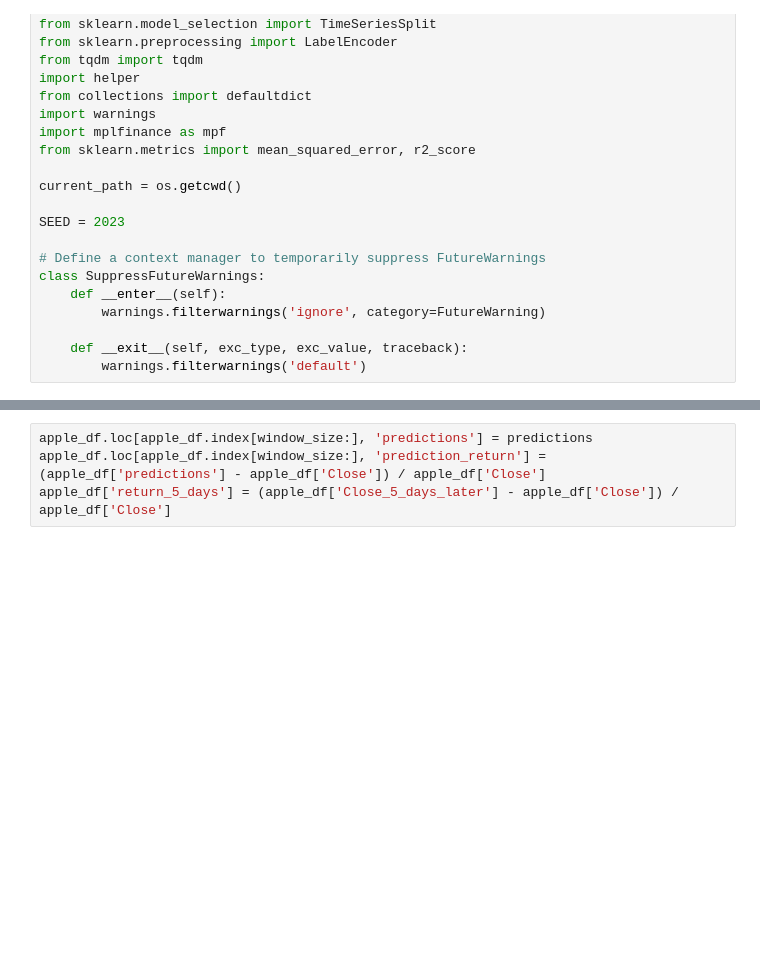
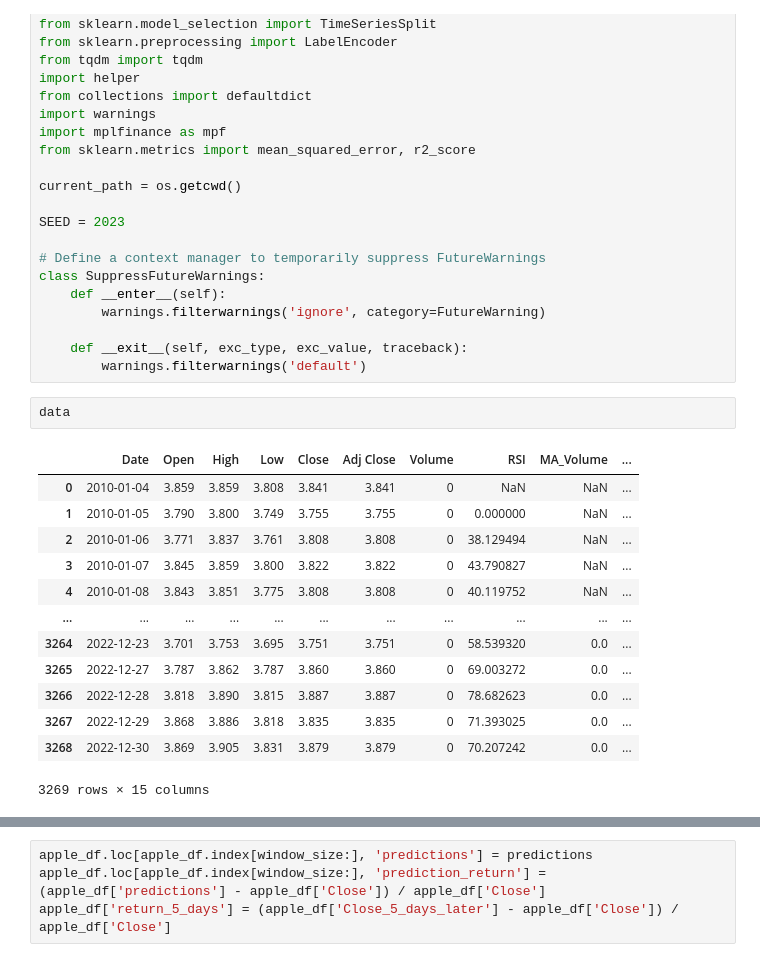
Before and after one commit to howie-zeng/Analyzing-Retail-Sentiment-and-Detecting-Trading-Signals, a Jupyter notebook: Stock_Analysis_Prediction/Stock/model_signal.ipynb, the cells around one changed output, grey strips where cells are left out. Drawn from its saved outputs; the diff is of its cells as text; blank space fills up the shorter version.

```diff
--- a/Stock_Analysis_Prediction/Stock/model_signal.ipynb
+++ b/Stock_Analysis_Prediction/Stock/model_signal.ipynb
@@ -32,4 +32,20 @@ class SuppressFutureWarnings:
 
     def __exit__(self, exc_type, exc_value, traceback):
         warnings.filterwarnings('default')
+# %%
+data
+# %% [output]
+|  | Date | Open | High | Low | Close | Adj Close | Volume | RSI | MA_Volume | ... |
+| 0 | 2010-01-04 | 3.859 | 3.859 | 3.808 | 3.841 | 3.841 | 0 | NaN | NaN | ... |
+| 1 | 2010-01-05 | 3.790 | 3.800 | 3.749 | 3.755 | 3.755 | 0 | 0.000000 | NaN | ... |
+| 2 | 2010-01-06 | 3.771 | 3.837 | 3.761 | 3.808 | 3.808 | 0 | 38.129494 | NaN | ... |
+| 3 | 2010-01-07 | 3.845 | 3.859 | 3.800 | 3.822 | 3.822 | 0 | 43.790827 | NaN | ... |
+| 4 | 2010-01-08 | 3.843 | 3.851 | 3.775 | 3.808 | 3.808 | 0 | 40.119752 | NaN | ... |
+| ... | ... | ... | ... | ... | ... | ... | ... | ... | ... | ... |
+| 3264 | 2022-12-23 | 3.701 | 3.753 | 3.695 | 3.751 | 3.751 | 0 | 58.539320 | 0.0 | ... |
+| 3265 | 2022-12-27 | 3.787 | 3.862 | 3.787 | 3.860 | 3.860 | 0 | 69.003272 | 0.0 | ... |
+| 3266 | 2022-12-28 | 3.818 | 3.890 | 3.815 | 3.887 | 3.887 | 0 | 78.682623 | 0.0 | ... |
+| 3267 | 2022-12-29 | 3.868 | 3.886 | 3.818 | 3.835 | 3.835 | 0 | 71.393025 | 0.0 | ... |
+| 3268 | 2022-12-30 | 3.869 | 3.905 | 3.831 | 3.879 | 3.879 | 0 | 70.207242 | 0.0 | ... |
+3269 rows × 15 columns
 # %%
```
Also changed, not shown: parts of 15 cells of this notebook, 4 other files.
